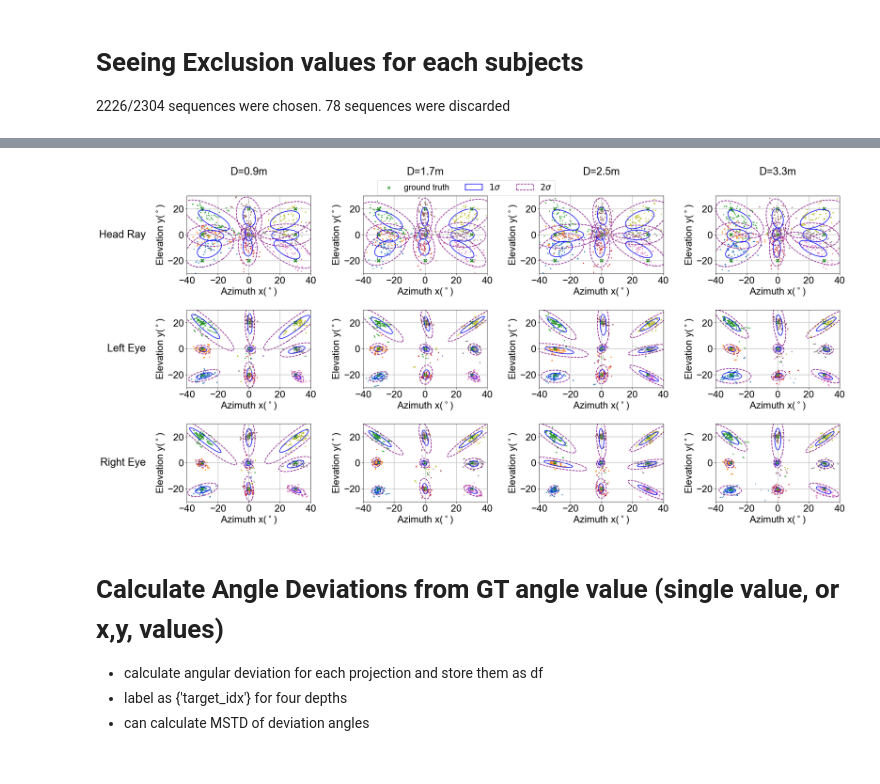
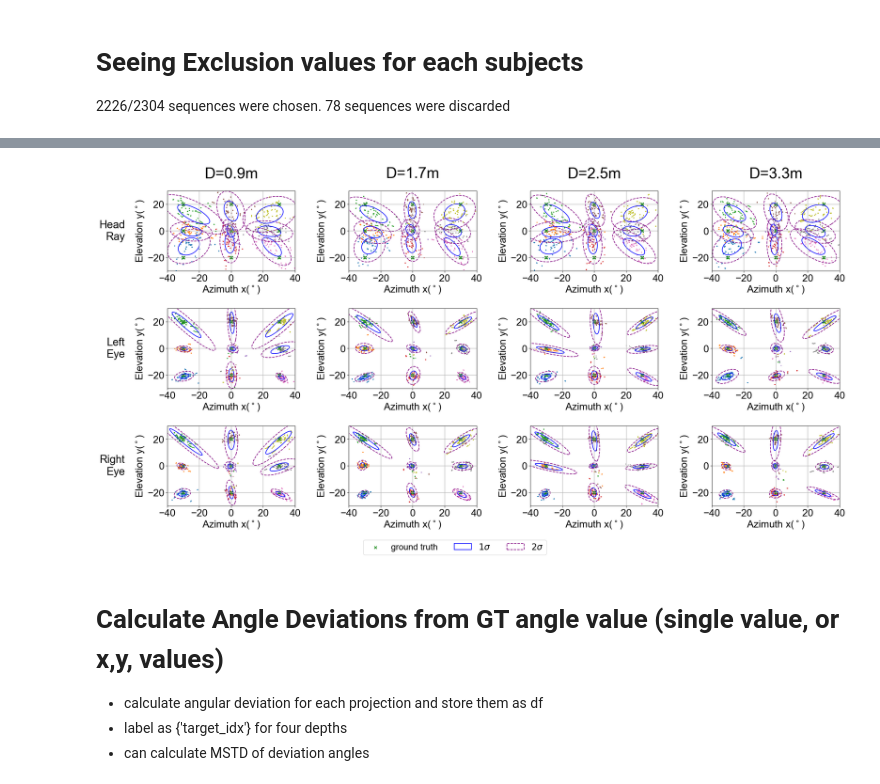
Before and after one commit to gitscade/stats, a Jupyter notebook: 03_projraw.ipynb, the cells around one changed output, grey strips where cells are left out. Saved outputs shown, nothing was run; the diff lists cells and outputs as text; code cells hidden in the pictures.

```diff
--- a/03_projraw.ipynb
+++ b/03_projraw.ipynb
@@ -260,13 +287,20 @@ from matplotlib.collections import LineCollection
 import matplotlib
 matplotlib.rcParams['font.family'] = "Arial"
 
-
+"""
+0-15 (16): spherical
+16-23 (8): random uniform setup
+"""
 def calc_features_by_file(file_name, save_name, ffile, sfile, PARAMS):
     """
     ffile = feature file for subject
     sfile = pointer idx file
+    subjects = ndarray([]) of subjects to choose for spherical grid (0,6,8,15) are not used
     PARAMS = parameter file for all sub sessions
     """
+    subjects = np.array([1,2,3,4, 5,7,9, 10,11,12,13,14])
+    sub_num = subjects.shape[0]
+
     gt_params, gt_poses=[],[]
     hrc_params, hrc_poses=[],[]
     eye_c_params, eye_c_poses=[],[]
@@ -282,7 +316,8 @@ def calc_features_by_file(file_name, save_name, ffile, sfile, PARAMS):
         eye_l_param, eye_l_pos=[],[]
         eye_r_param, eye_r_pos=[],[]
 
-        for sIdx in range(1,16):
+        for sIdx in subjects:
+            # print('sIdx:', sIdx)
             pIdx = int(sfile[sIdx][fIdx]) #pointer idx
             excludeIdx = int()
             param = PARAMS[sIdx][pIdx]
@@ -398,11 +433,11 @@ def calc_features_by_file(file_name, save_name, ffile, sfile, PARAMS):
     data_pos = {'gt':gt_poses, 'hrc':hrc_poses, 'eye_c':eye_c_poses, 'eye_l':eye_l_poses, 'eye_r':eye_r_poses, 'FRAMES':FRAMES}
 
     #============save dict==================
-    with open('projraw_params.pickle', 'wb') as handle:
-        pickle.dump(data_param, handle, protocol=pickle.HIGHEST_PROTOCOL)
+#     with open('projraw_params.pickle', 'wb') as handle:
+#         pickle.dump(data_param, handle, protocol=pickle.HIGHEST_PROTOCOL)
 
-    with open('projraw_poses.pickle', 'wb') as handle:
-        pickle.dump(data_pos, handle, protocol=pickle.HIGHEST_PROTOCOL)
+#     with open('projraw_poses.pickle', 'wb') as handle:
+#         pickle.dump(data_pos, handle, protocol=pickle.HIGHEST_PROTOCOL)
 
     return data_param, data_pos
 
@@ -514,11 +549,14 @@ data_params, data_poses = calc_features_by_file(file_name, "testtest", ffile, sf
 #====================================================================
 def draw_plot(data):
     """
-    144 files, 15 subjects
+    144 files, 16-4 subjects
     data: "data_params" from calc_features_by_file :
-        >HRC[144][15][f,3], Eye_c[144][15][f,3], Eye_l[144][15][f,3], Eye_r[144][15][f,3]
+        >HRC[144][16][f,3], Eye_c[144][16][f,3], Eye_l[144][16][f,3], Eye_r[144][16][f,3]
     func: draw accuracy(mean) & precision(bvea) plot for depths
     """
+
+    subject_num = 16-4
+
     #=================SET PLOT================================
     fig, axes = plt.subplots(nrows=3, ncols=4, figsize=(24, 12))
     # plt.suptitle("Projection on Spherical Visual Field", fontsize=18)
@@ -527,15 +565,15 @@ def draw_plot(data):
     fig.tight_layout(pad=5)
 
     col_names = ['{}'.format(col) for col in ['D=0.9m','D=1.7m','D=2.5m','D=3.3m']]
-    row_names = ['{}'.format(row) for row in ['Head Ray', 'Left Eye', 'Right Eye']]
+    row_names = ['{}'.format(row) for row in ['Head\nRay', 'Left\nEye', 'Right\nEye']]
     plt.setp(axes.flat, xlabel='X-label', ylabel='Y-label')
-    col_pad = 50 # in points
+    col_pad = 30 # in points
     row_pad = 20
 
     for ax, col in zip(axes[0], col_names):
         ax.annotate(col, xy=(0.5, 1), xytext=(0, col_pad),
                     xycoords='axes fraction', textcoords='offset points',
-                    size=25, ha='center', va='baseline')
+                    size=35, ha='center', va='baseline')
 
     for ax, row in zip(axes[:,0], row_names):
         ax.annotate(row, xy=(0, 0.5), xytext=(-ax.yaxis.labelpad - row_pad, 0),
@@ -546,18 +584,16 @@ def draw_plot(data):
         ax.set_xlabel('Azimuth x($^\circ$)', fontsize=23)
         ax.set_ylabel('Elevation y($^\circ$)', fontsize=23)
         ax.set_xlim(-40,40)
-        # ax.set_xlim(-2,2)
         ax.set_ylim(-30,30)
-        # ax.set_ylim(-1.5,1.5)
         ax.locator_params(nbins=5, axis='x') #xtick density
 
     #=================CONFIGURE DATA================================
     '''
-    gt: list[144][15]tensor[f, 3] of params
-    hrc: list[144][15]tensor[f, 3] of params
-    eye_c: list[144][15]tensor[f, 3] of params
-    eye_l: list[144][15]tensor[f, 3] of params
-    eye_r: list[144][15]tensor[f, 3] of params
+    gt: list[144][16]tensor[f, 3] of params
+    hrc: list[144][16]tensor[f, 3] of params
+    eye_c: list[144][16]tensor[f, 3] of params
+    eye_l: list[144][16]tensor[f, 3] of params
+    eye_r: list[144][16]tensor[f, 3] of params
     FRAMES: f
     '''
     gt = data['gt']
@@ -568,13 +604,13 @@ def draw_plot(data):
     FRAMES = data['FRAMES']
 
     #====================FILL DATA==================================
-    # format to tensor [144,15,3]
-    gt_tensor = torch.empty((144, 15, FRAMES, 3))
-    hrc_tensor = torch.empty((144, 15, FRAMES, 3))
-    eye_l_tensor = torch.empty((144, 15, FRAMES, 3))
-    eye_r_tensor = torch.empty((144, 15, FRAMES, 3))
+    # format to tensor [144,16,3]
+    gt_tensor = torch.empty((144, subject_num, FRAMES, 3))
+    hrc_tensor = torch.empty((144, subject_num, FRAMES, 3))
+    eye_l_tensor = torch.empty((144, subject_num, FRAMES, 3))
+    eye_r_tensor = torch.empty((144, subject_num, FRAMES, 3))
     for fidx in range(144):
-        for sidx in range(15):
+        for sidx in range(subject_num):
             gt_tensor[fidx][sidx] = gt[fidx][sidx].reshape(FRAMES,3)
             hrc_tensor[fidx][sidx] = hrc[fidx][sidx].reshape(FRAMES,3)
             eye_l_tensor[fidx][sidx] = eye_l[fidx][sidx].reshape(FRAMES,3)
@@ -587,7 +623,7 @@ def draw_plot(data):
     FUNC: for each depth, 9angles*4repetitions => realign to (4, 4, 4, 4, 4, 4, 4, 4, 4)
     FUNC: Make new_indices
     """
-    #[144,15,FRAMES,3] file to [4-depth, 9-target, 64-repet, FRAMES, 3] files
+    #[144,16,FRAMES,3] file to [4-depth, 9-target, 64-repet, FRAMES, 3] files
     new_indices = torch.empty(36)
     for fidx in range(36): #4 repetition
         remainder = fidx // 4
@@ -599,23 +635,23 @@ def draw_plot(data):
 
     #====================ALIGN WITH NEW INDICES==================================
     """
-    FUNC: reshape raw to (4depth, 36tries, 15subjects, Frames, 3pos)
+    FUNC: reshape raw to (4depth, 36tries, 16subjects, Frames, 3pos)
     FUNC: Apply new indices to raw so that we can iterate for x,y angle coordinates
-    FUNC: to (4depth, 9angles, 15subject*4trials, FRAMES, 3)
+    FUNC: to (4depth, 9angles, 16subject*4trials, FRAMES, 3)
     """
     # pre-reshape => align target numbering => finish reshape
-    gt_tensor = torch.reshape(gt_tensor, (4,36,15,FRAMES,3))
-    hrc_tensor = torch.reshape(hrc_tensor, (4,36,15,FRAMES,3))
-    eye_l_tensor = torch.reshape(eye_l_tensor, (4,36,15,FRAMES,3))
-    eye_r_tensor = torch.reshape(eye_r_tensor, (4,36,15,FRAMES,3))
+    gt_tensor = torch.reshape(gt_tensor, (4,36,subject_num,FRAMES,3))
+    hrc_tensor = torch.reshape(hrc_tensor, (4,36,subject_num,FRAMES,3))
+    eye_l_tensor = torch.reshape(eye_l_tensor, (4,36,subject_num,FRAMES,3))
+    eye_r_tensor = torch.reshape(eye_r_tensor, (4,36,subject_num,FRAMES,3))
     gt_tensor = gt_tensor[:, new_indices]
     hrc_tensor = hrc_tensor[:, new_indices]
     eye_l_tensor = eye_l_tensor[:, new_indices]
     eye_r_tensor = eye_r_tensor[:, new_indices]
-    gt_tensor = torch.reshape(gt_tensor, (4,9,60,FRAMES,3))
-    hrc_tensor = torch.reshape(hrc_tensor, (4,9,60,FRAMES,3))
-    eye_l_tensor = torch.reshape(eye_l_tensor, (4,9,60,FRAMES,3))
-    eye_r_tensor = torch.reshape(eye_r_tensor, (4,9,60,FRAMES,3))
+    gt_tensor = torch.reshape(gt_tensor, (4,9,4*subject_num,FRAMES,3))
+    hrc_tensor = torch.reshape(hrc_tensor, (4,9,4*subject_num,FRAMES,3))
+    eye_l_tensor = torch.reshape(eye_l_tensor, (4,9,4*subject_num,FRAMES,3))
+    eye_r_tensor = torch.reshape(eye_r_tensor, (4,9,4*subject_num,FRAMES,3))
 
     #====================PLOT DATA==================================
     for didx, (ax, gt, data) in enumerate(zip(axes[0], gt_tensor, hrc_tensor)):   #iterate for depth
@@ -637,7 +673,7 @@ def draw_plot(data):
             confidence_ellipse(x, y, ax, label=r'$1\sigma$', n_std=1, edgecolor='blue')
             confidence_ellipse(x, y, ax, label=r'$2\sigma$', n_std=2, edgecolor='purple', linestyle='--')
             if didx ==0 and pidx ==0:
-                ax.legend(bbox_to_anchor=(1.5, 0.95, 1.5, .3), ncol=3, loc='upper center', mode="expand", fontsize='20')
+                ax.legend(bbox_to_anchor=(1.5, -3.6, 1.5, .3), ncol=3, loc='upper center', mode="expand", fontsize='20')
 
 
     for ax, data in zip(axes[1], eye_l_tensor):
@@ -686,4 +722,4 @@ torch.Size([144, 15, 7, 3]) torch.Size([144, 15, 7, 3]) torch.Size([144, 15, 7,
-[figure, old version]
+[figure, new version]
 # %% [markdown]
 # Calculate Angle Deviations from GT angle value (single value, or x,y, values)
 
```
Also changed, not shown: parts of 9 cells of this notebook, 5 other files.
